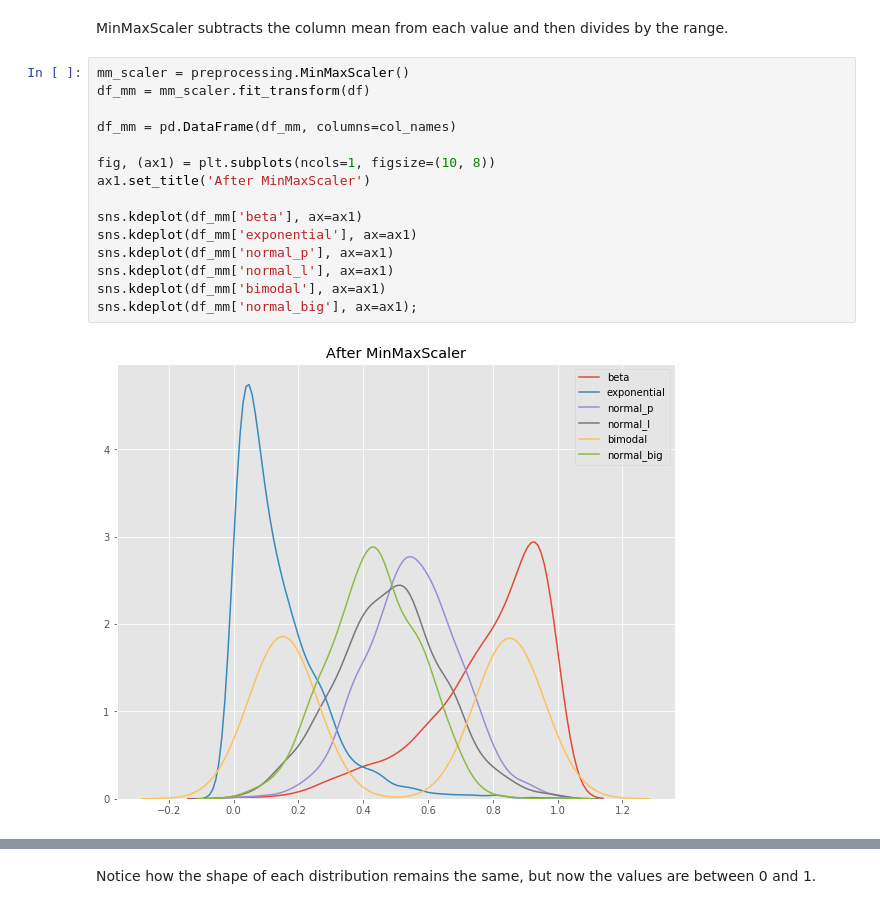
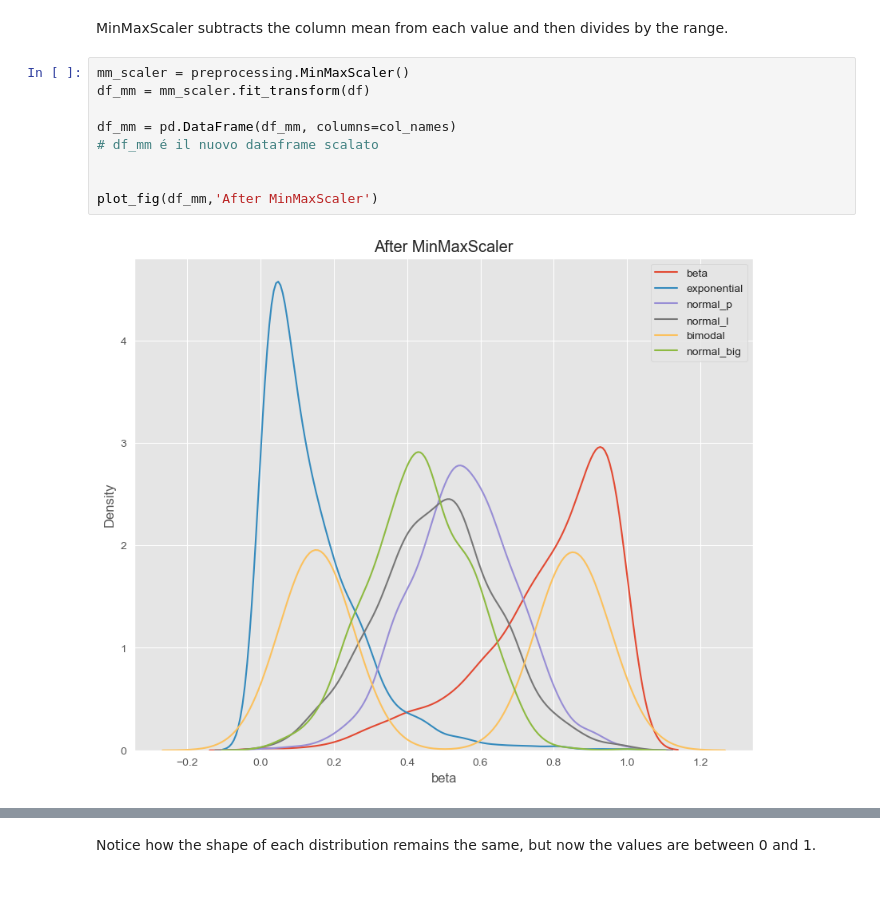
Before and after one commit to Rdm-Nico/BDTA, a Jupyter notebook: Essentials/Sklearn/guide_to_scaling_std/guide-to-scaling-and-standardizing.ipynb, the cells around one changed output, grey strips where cells are left out. Saved outputs shown, nothing was run; the diff lists cells and outputs as text.

```diff
--- a/Essentials/Sklearn/guide_to_scaling_std/guide-to-scaling-and-standardizing.ipynb
+++ b/Essentials/Sklearn/guide_to_scaling_std/guide-to-scaling-and-standardizing.ipynb
@@ -208,20 +203,14 @@ Now let's see what happens when we do some scaling. Let's apply MinMax Scaler fi
 # MinMaxScaler
 # %% [markdown]
 MinMaxScaler subtracts the column mean from each value and then divides by the range.
-# %%
-mm_scaler = preprocessing.MinMaxScaler()
-df_mm = mm_scaler.fit_transform(df)
-
-df_mm = pd.DataFrame(df_mm, columns=col_names)
-
-fig, (ax1) = plt.subplots(ncols=1, figsize=(10, 8))
-ax1.set_title('After MinMaxScaler')
-
-sns.kdeplot(df_mm['beta'], ax=ax1)
-sns.kdeplot(df_mm['exponential'], ax=ax1)
-sns.kdeplot(df_mm['normal_p'], ax=ax1)
-sns.kdeplot(df_mm['normal_l'], ax=ax1)
-sns.kdeplot(df_mm['bimodal'], ax=ax1)
-sns.kdeplot(df_mm['normal_big'], ax=ax1);
-# %% [output]
-[figure, removed]
+# %%
+mm_scaler = preprocessing.MinMaxScaler()
+df_mm = mm_scaler.fit_transform(df)
+
+df_mm = pd.DataFrame(df_mm, columns=col_names)
+# df_mm é il nuovo dataframe scalato
+
+
+plot_fig(df_mm,'After MinMaxScaler')
+# %% [output]
+[figure, added]
```
Also changed, not shown: parts of 15 cells of this notebook.
